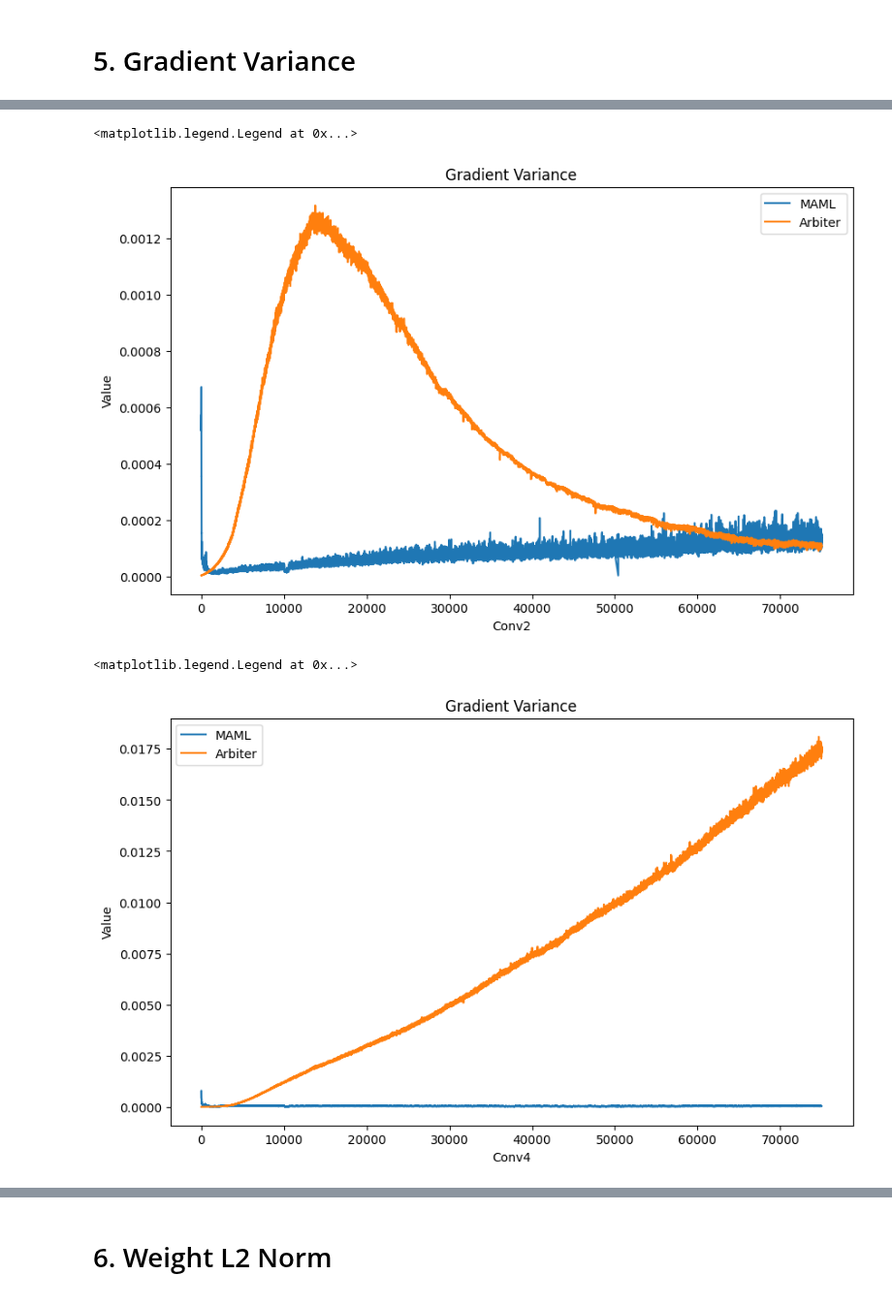
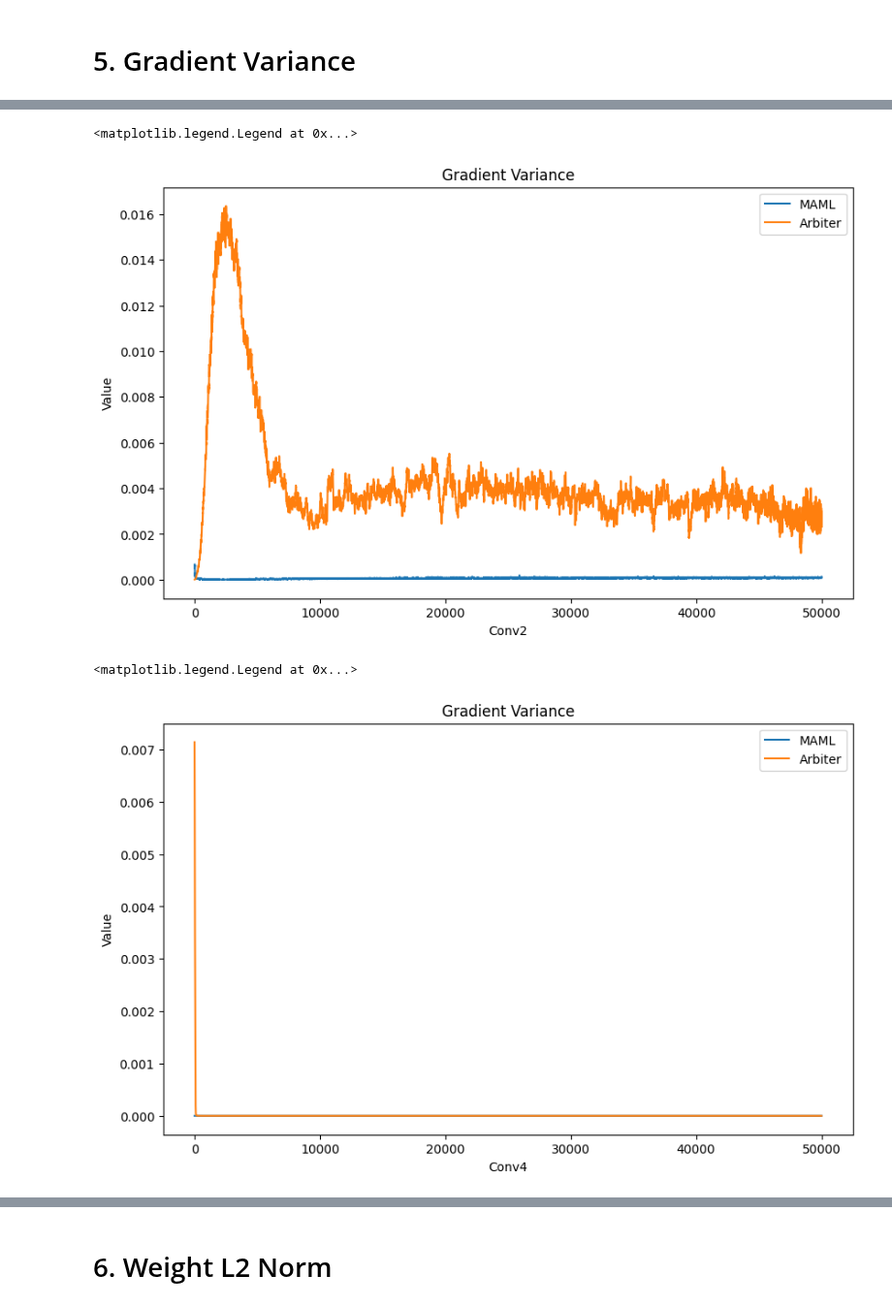
Before and after one commit to SKKUJMLim/MAML, a Jupyter notebook: Test_jupyternotebook/Analytics_integration.ipynb, the cells around one changed output, grey strips where cells are left out. Shown at 97% size. Saved outputs shown, nothing was run; the diff lists cells and outputs as text; code cells hidden in the pictures.

```diff
--- a/Test_jupyternotebook/Analytics_integration.ipynb
+++ b/Test_jupyternotebook/Analytics_integration.ipynb
@@ -11,7 +11,7 @@ os.environ['KMP_DUPLICATE_LIB_OK']='True'
 # %%
 # CSV 파일에 접근
 maml_norm_info = pd.read_csv('../MAML_filter64/MAML_filter64_inner_loop.csv')
-arbiter_norm_info = pd.read_csv('../MAML+Arbiter_5way_5shot/MAML+Arbiter_5way_5shot_inner_loop.csv')
+arbiter_norm_info = pd.read_csv('../MAML+Arbiter_5way_5shot_filter64/MAML+Arbiter_5way_5shot_filter64_inner_loop.csv')
 
 # 훈련 정보만 가지고 온다
 maml_norm_info_train = maml_norm_info[maml_norm_info['phase']=='train']
@@ -40,6 +64,9 @@ arbiter_per_inner_loop_step = arbiter_norm_info.groupby('num_step').mean()
 # %% [markdown]
 # 3. MAML과 Arbiter의 Iteration 별 정보
 # %%
+maml_norm_info_train=maml_norm_info_train[maml_norm_info_train['current_iter'] < 50001]
+
+
 maml_gr = maml_norm_info_train.groupby('current_iter').mean()
 arbiter_gr = arbiter_norm_info_train.groupby('current_iter').mean()
 # %% [markdown]
@@ -121,21 +147,21 @@ plt.title('Gradient Variance')
 plt.legend()
 # %% [output]
 <matplotlib.legend.Legend at 0x...>
-[figure, old version]
+[figure, new version]
 # %%
 # 그래프 그리기
 plt.figure(figsize=(10, 6))
 
-plt.plot(maml_gr['layer_dict.conv3.conv.weight_grad_var'], label='MAML')
-plt.plot(arbiter_gr['layer_dict.conv3.conv.weight_grad_var'],label='Arbiter')
+plt.plot(maml_gr['layer_dict.conv3.conv.bias_grad_var'], label='MAML')
+plt.plot(arbiter_gr['layer_dict.conv3.conv.bias_grad_var'],label='Arbiter')
 
 plt.xlabel('Conv4')
 plt.ylabel('Value')
 plt.title('Gradient Variance')
 plt.legend()
 # %% [output]
 <matplotlib.legend.Legend at 0x...>
-[figure, old version]
+[figure, new version]
 # %%
 # 그래프 그리기
 plt.figure(figsize=(10, 6))
```
Also changed, not shown: parts of 22 cells of this notebook, 6 other files.
